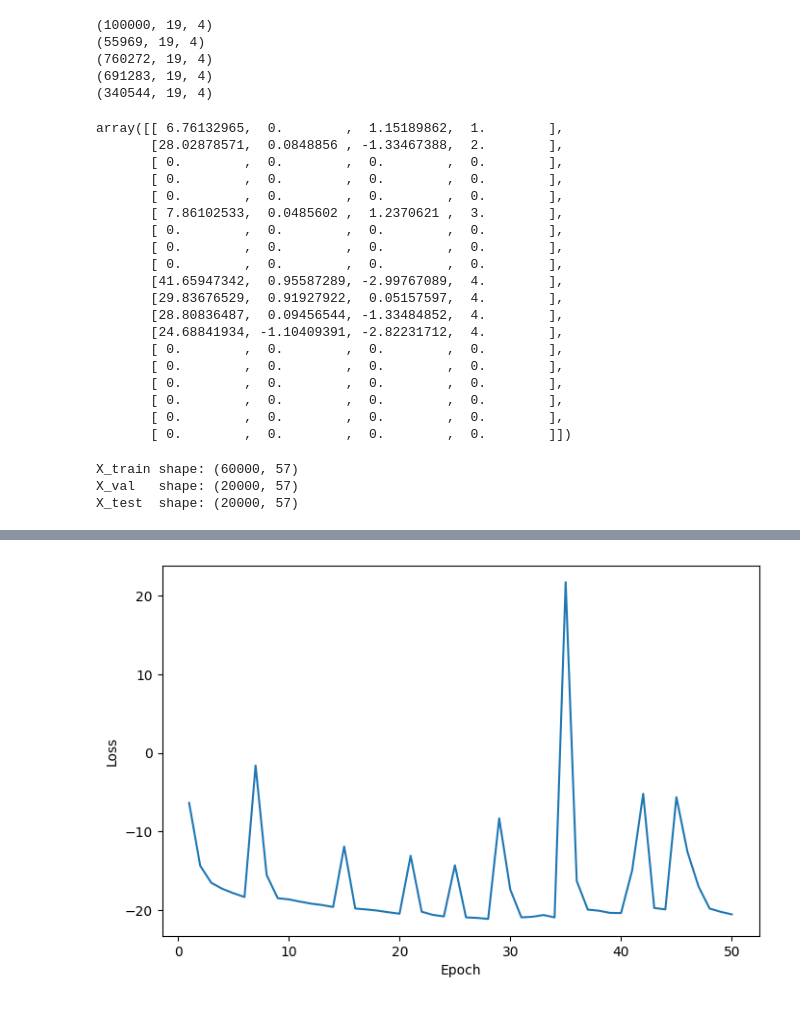
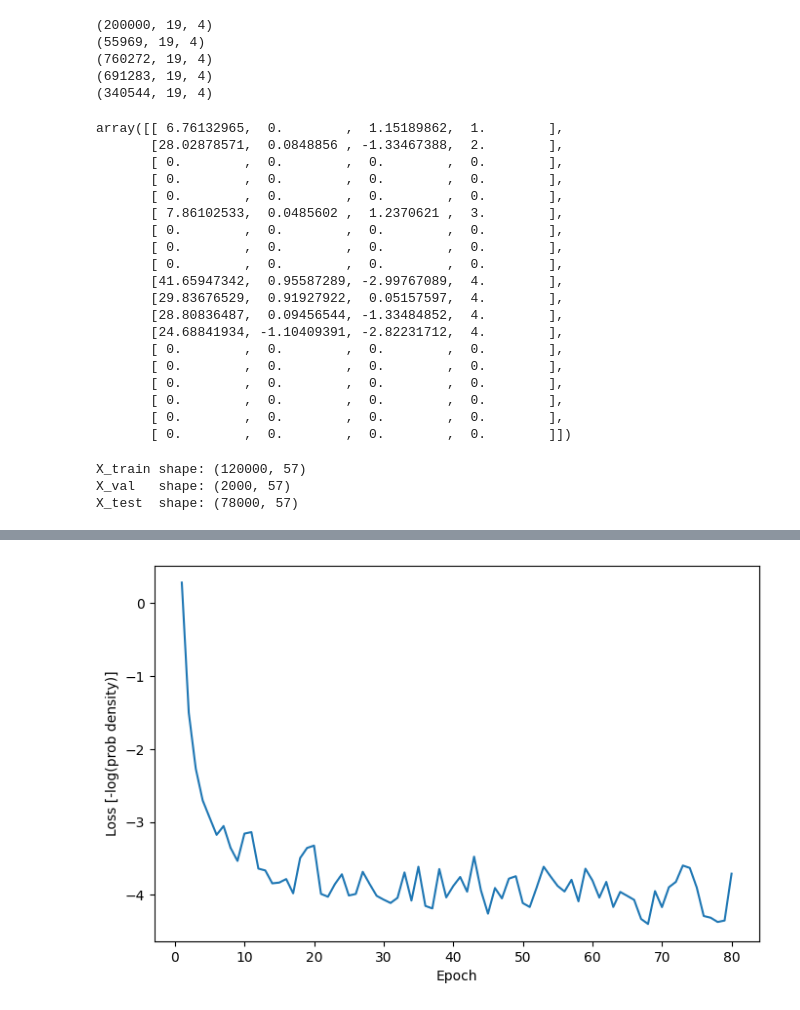
Before and after one commit to hftsoi/hls4nf, a Jupyter notebook: train.ipynb, the cells around one changed output, grey strips where cells are left out. Cells and saved outputs as stored; diff of their text form; code cells hidden in the pictures.

```diff
--- a/train.ipynb
+++ b/train.ipynb
@@ -36,14 +36,14 @@ data = []
 for i in range(len(files)):
     with h5py.File(files[i], 'r') as hdf:
         if i == 0:
-            data.append(hdf['Particles'][:100000])
+            data.append(hdf['Particles'][:200000])
         else:
             data.append(hdf['Particles'][:])
     print(data[i].shape)
 
 data[1][2]
 # %% [output]
-(100000, 19, 4)
+(200000, 19, 4)
 (55969, 19, 4)
 (760272, 19, 4)
 (691283, 19, 4)
@@ -117,7 +117,7 @@ for i in range(len(data)):
 X = data[0]
 
 train_ratio = 0.6
-val_ratio = 0.2
+val_ratio = 0.01
 test_ratio = 1 - train_ratio - val_ratio
 X_train_val, X_test = train_test_split(X, test_size = test_ratio, random_state = 42)
 X_train, X_val = train_test_split(X_train_val, test_size = val_ratio/(val_ratio + train_ratio), random_state = 42)
@@ -134,9 +134,9 @@ X_test = scaler.transform(X_test)
 for i in range(1, 5):
     data[i] = scaler.transform(data[i])
 # %% [output]
-X_train shape: (60000, 57)
-X_val   shape: (20000, 57)
-X_test  shape: (20000, 57)
+X_train shape: (120000, 57)
+X_val   shape: (2000, 57)
+X_test  shape: (78000, 57)
 # %%
 def build_autoencoder(input_dim=57):
     input_layer = layers.Input(shape=(input_dim,))
@@ -235,9 +236,9 @@ class PlanarFlow(layers.Layer):
         return outputs, log_det
 
 class NormalizingFlowModel(Model):
-    def __init__(self, num_flows=6, **kwargs):
+    def __init__(self, num_flows, **kwargs):
         super(NormalizingFlowModel, self).__init__(**kwargs)
-        self.dense1 = layers.Dense(32, activation=layers.LeakyReLU(alpha=0.1))
+        self.dense1 = layers.Dense(32, activation=layers.LeakyReLU(alpha=0.1))#'layers.LeakyReLU(alpha=0.1)'
         self.dense2 = layers.Dense(16, activation=layers.LeakyReLU(alpha=0.1))
         self.dense3 = layers.Dense(3, activation=layers.LeakyReLU(alpha=0.1))
         self.flows = [PlanarFlow() for _ in range(num_flows)]
@@ -265,10 +266,10 @@ def nll_loss(model, x):
     loss = -tf.reduce_mean(log_prob)
     return loss
 # %%
-epochs = 50
+epochs = 80
 batch_size = 128
 
-model_nf = NormalizingFlowModel(num_flows=6)
+model_nf = NormalizingFlowModel(num_flows=1)
 
 train_dataset = tf.data.Dataset.from_tensor_slices(X_train).shuffle(10000).batch(batch_size)
 optimizer = tf.keras.optimizers.legacy.Adam(learning_rate=0.005)
@@ -291,6 +292,6 @@ for epoch in range(epochs):
 plt.figure(figsize=(8,5))
 plt.plot(np.arange(1, epochs+1), epoch_losses)
 plt.xlabel("Epoch")
-plt.ylabel("Loss")
+plt.ylabel("Loss [-log(prob density)]")
 plt.show()
 # %% [output]
@@ -314,4 +315,4 @@ Epoch 50/50, Loss: -20.5533
-[figure, old version]
+[figure, new version]
 # %%
 def compute_nll_for_nf(model, data):
     z, log_det_total = model(data)
```
Also changed, not shown: parts of 4 cells of this notebook.
